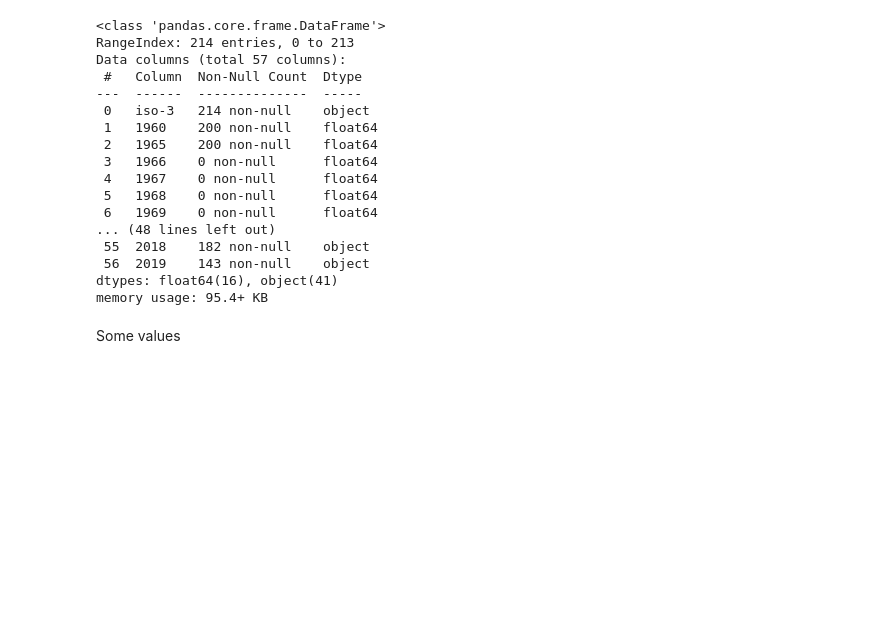
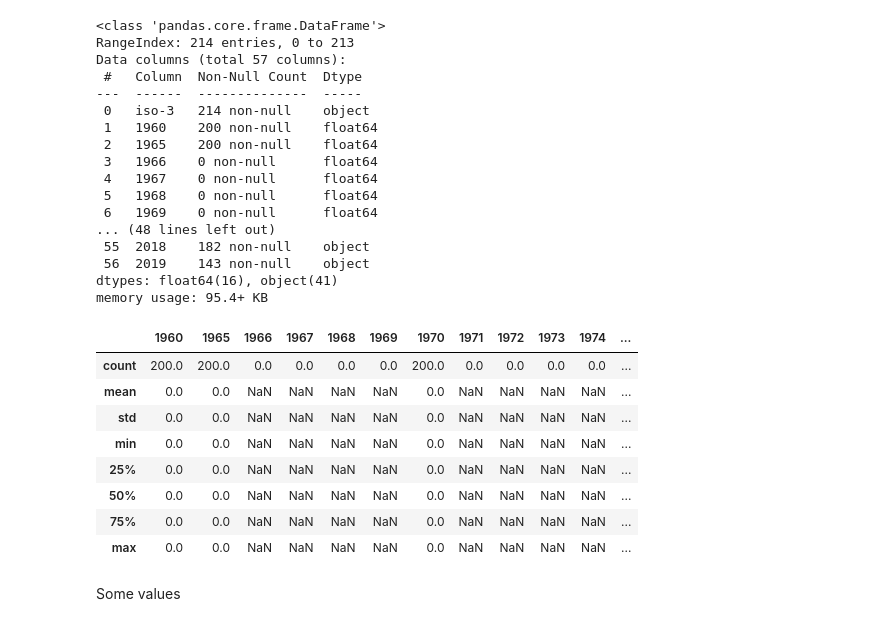
Before and after one commit to totatorbj/su-mt4007, a Jupyter notebook: HW3/HW3_investigation.ipynb, the cells around one changed output. Drawn from its saved outputs; the diff is of its cells as text; code cells hidden in the pictures; blank space fills up the shorter version.

```diff
--- a/HW3/HW3_investigation.ipynb
+++ b/HW3/HW3_investigation.ipynb
@@ -740,6 +740,18 @@ Data columns (total 57 columns):
  56  2019    143 non-null    object
 dtypes: float64(16), object(41)
 memory usage: 95.4+ KB
+# %%
+cell_phones_total_data_df.describe()
+# %% [output]
+|  | 1960 | 1965 | 1966 | 1967 | 1968 | 1969 | 1970 | 1971 | 1972 | 1973 | 1974 | ... |
+| count | 200.0 | 200.0 | 0.0 | 0.0 | 0.0 | 0.0 | 200.0 | 0.0 | 0.0 | 0.0 | 0.0 | ... |
+| mean | 0.0 | 0.0 | NaN | NaN | NaN | NaN | 0.0 | NaN | NaN | NaN | NaN | ... |
+| std | 0.0 | 0.0 | NaN | NaN | NaN | NaN | 0.0 | NaN | NaN | NaN | NaN | ... |
+| min | 0.0 | 0.0 | NaN | NaN | NaN | NaN | 0.0 | NaN | NaN | NaN | NaN | ... |
+| 25% | 0.0 | 0.0 | NaN | NaN | NaN | NaN | 0.0 | NaN | NaN | NaN | NaN | ... |
+| 50% | 0.0 | 0.0 | NaN | NaN | NaN | NaN | 0.0 | NaN | NaN | NaN | NaN | ... |
+| 75% | 0.0 | 0.0 | NaN | NaN | NaN | NaN | 0.0 | NaN | NaN | NaN | NaN | ... |
+| max | 0.0 | 0.0 | NaN | NaN | NaN | NaN | 0.0 | NaN | NaN | NaN | NaN | ... |
 # %% [markdown]
 Some values
 # %%
```
Also changed, not shown: parts of 27 cells of this notebook.
